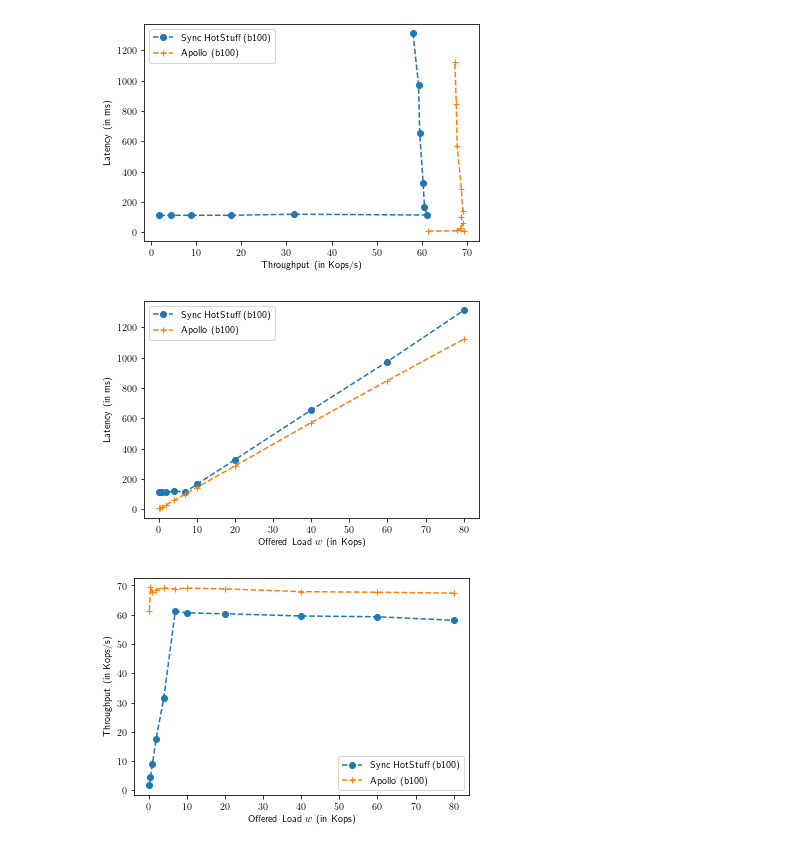
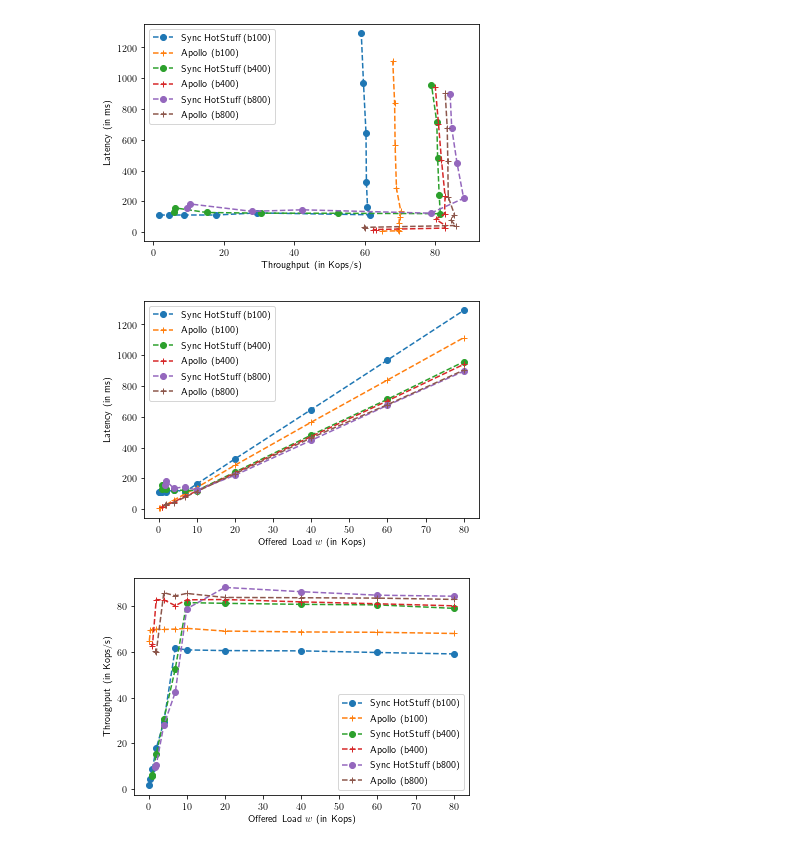
Before and after one commit to libdist-rs/libchatter-rs, a Jupyter notebook: scripts/throughput-vs-latency/vary-b/plot-exp.ipynb, the cells around one changed output. Drawn from its saved outputs; the diff is of its cells as text; code cells hidden in the pictures.

```diff
--- a/scripts/throughput-vs-latency/vary-b/plot-exp.ipynb
+++ b/scripts/throughput-vs-latency/vary-b/plot-exp.ipynb
@@ -5,25 +5,3 @@ import matplotlib.pyplot as plt
 from numpy import percentile
 from csv import reader
 import math
-# %%
-shs_w = []
-shs_lat = []
-shs_tput = []
-
-apl_w = []
-apl_lat = []
-apl_tput = []
-
-with open("synchs.csv") as f:
-    rdr = reader(f)
-    for row in rdr:
-        shs_w.append(float(row[0])/1000)
-        shs_tput.append(float(row[1])/1000)
-        shs_lat.append(float(row[2]))
-
-with open("apollo.csv") as f:
-    rdr = reader(f)
-    for row in rdr:
-        apl_w.append(float(row[0])/1000)
-        apl_tput.append(float(row[1])/1000)
-        apl_lat.append(float(row[2]))
@@ -30,7 +71,15 @@ with open("apollo.csv") as f:
 # %%
 plt.rc('text',usetex=True)
-plt.plot(shs_tput,shs_lat, label="Sync HotStuff (b100)", linestyle='--', marker='o')
-plt.plot(apl_tput,apl_lat, label="Apollo (b100)", linestyle='--', marker='+')
+
+plt.plot(shs_b100_tput,shs_b100_lat, label="Sync HotStuff (b100)", linestyle='--', marker='o')
+plt.plot(apl_b100_tput,apl_b100_lat, label="Apollo (b100)", linestyle='--', marker='+')
+
+plt.plot(shs_b400_tput,shs_b400_lat, label="Sync HotStuff (b400)", linestyle='--', marker='o')
+plt.plot(apl_b400_tput,apl_b400_lat, label="Apollo (b400)", linestyle='--', marker='+')
+
+plt.plot(shs_b800_tput,shs_b800_lat, label="Sync HotStuff (b800)", linestyle='--', marker='o')
+plt.plot(apl_b800_tput,apl_b800_lat, label="Apollo (b800)", linestyle='--', marker='+')
+
 plt.legend()
 plt.xlabel("Throughput (in Kops/s)")
 plt.ylabel("Latency (in ms)")
@@ -38,11 +87,19 @@ plt.ylabel("Latency (in ms)")
 # plt.xticks(log_points)
 plt.savefig("Tput-vs-latency-for-diff-b.pdf")
 # %% [output]
-[figure, old version]
+[figure, new version]
 # %%
 plt.rc('text',usetex=True)
-plt.plot(shs_w,shs_lat, label="Sync HotStuff (b100)", linestyle='--', marker='o')
-plt.plot(apl_w,apl_lat, label="Apollo (b100)", linestyle='--', marker='+')
+
+plt.plot(shs_b100_w,shs_b100_lat, label="Sync HotStuff (b100)", linestyle='--', marker='o')
+plt.plot(apl_b100_w,apl_b100_lat, label="Apollo (b100)", linestyle='--', marker='+')
+
+plt.plot(shs_b400_w,shs_b400_lat, label="Sync HotStuff (b400)", linestyle='--', marker='o')
+plt.plot(apl_b400_w,apl_b400_lat, label="Apollo (b400)", linestyle='--', marker='+')
+
+plt.plot(shs_b800_w,shs_b800_lat, label="Sync HotStuff (b800)", linestyle='--', marker='o')
+plt.plot(apl_b800_w,apl_b800_lat, label="Apollo (b800)", linestyle='--', marker='+')
+
 plt.legend()
 plt.xlabel("Offered Load $w$ (in Kops)")
 plt.ylabel("Latency (in ms)")
@@ -50,16 +107,24 @@ plt.ylabel("Latency (in ms)")
 # plt.xticks(log_points)
 plt.savefig("Latency-vs-w-for-diff-b.pdf")
 # %% [output]
-[figure, old version]
+[figure, new version]
 # %%
 plt.rc('text',usetex=True)
-plt.plot(shs_w,shs_tput, label="Sync HotStuff (b100)", linestyle='--', marker='o')
-plt.plot(apl_w,apl_tput, label="Apollo (b100)", linestyle='--', marker='+')
+
+plt.plot(shs_b100_w,shs_b100_tput, label="Sync HotStuff (b100)", linestyle='--', marker='o')
+plt.plot(apl_b100_w,apl_b100_tput, label="Apollo (b100)", linestyle='--', marker='+')
+
+plt.plot(shs_b400_w,shs_b400_tput, label="Sync HotStuff (b400)", linestyle='--', marker='o')
+plt.plot(apl_b400_w,apl_b400_tput, label="Apollo (b400)", linestyle='--', marker='+')
+
+plt.plot(shs_b800_w,shs_b800_tput, label="Sync HotStuff (b800)", linestyle='--', marker='o')
+plt.plot(apl_b800_w,apl_b800_tput, label="Apollo (b800)", linestyle='--', marker='+')
+
 plt.legend()
 plt.xlabel("Offered Load $w$ (in Kops)")
 plt.ylabel("Throughput (in Kops/s)")
 # plt.show()
 # plt.xticks(log_points)
 plt.savefig("Tput-vs-w-for-diff-b.pdf")
 # %% [output]
-[figure, old version]
+[figure, new version]
```
Also changed, not shown: parts of 1 cell of this notebook, 15 other files.
